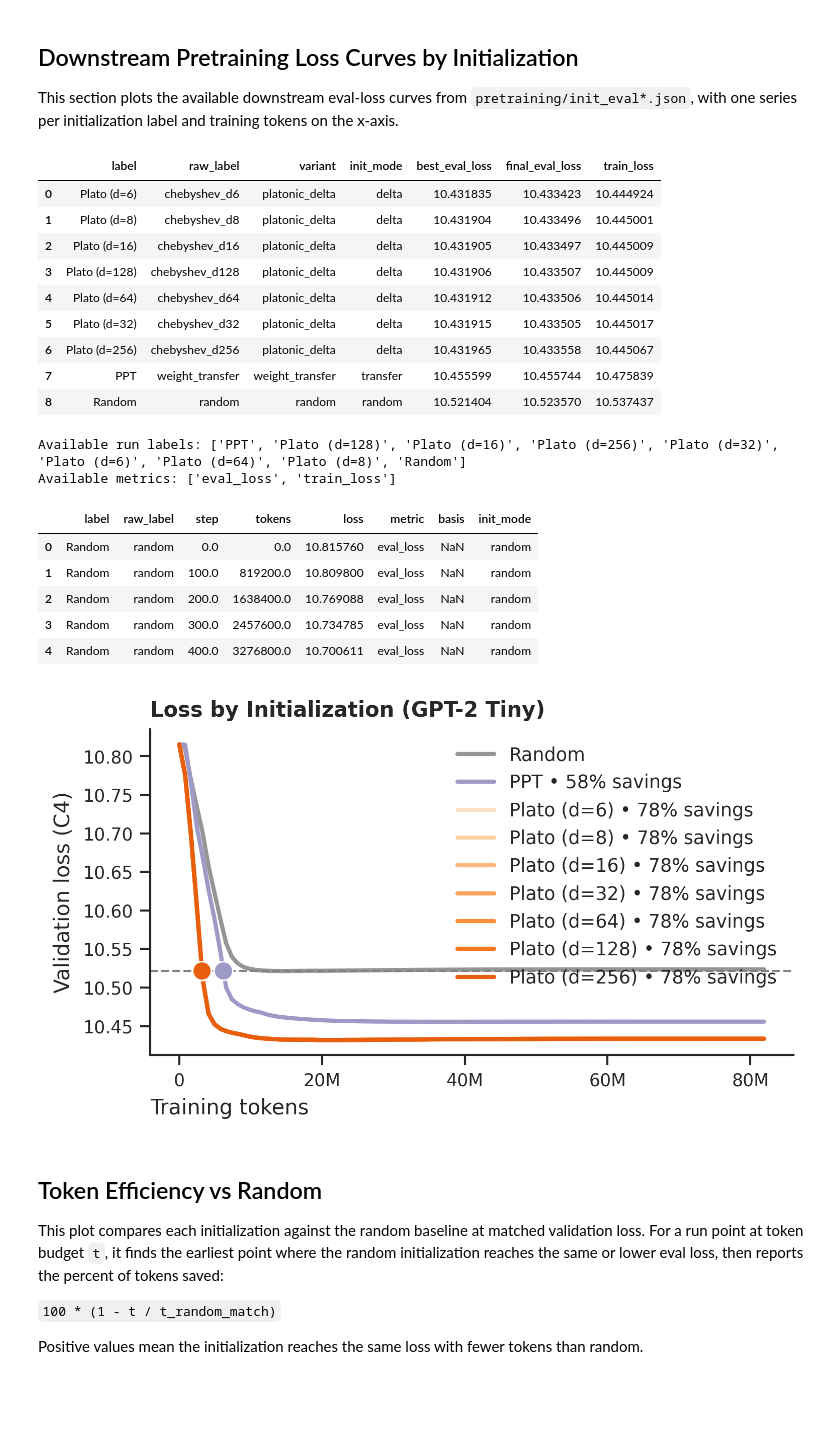
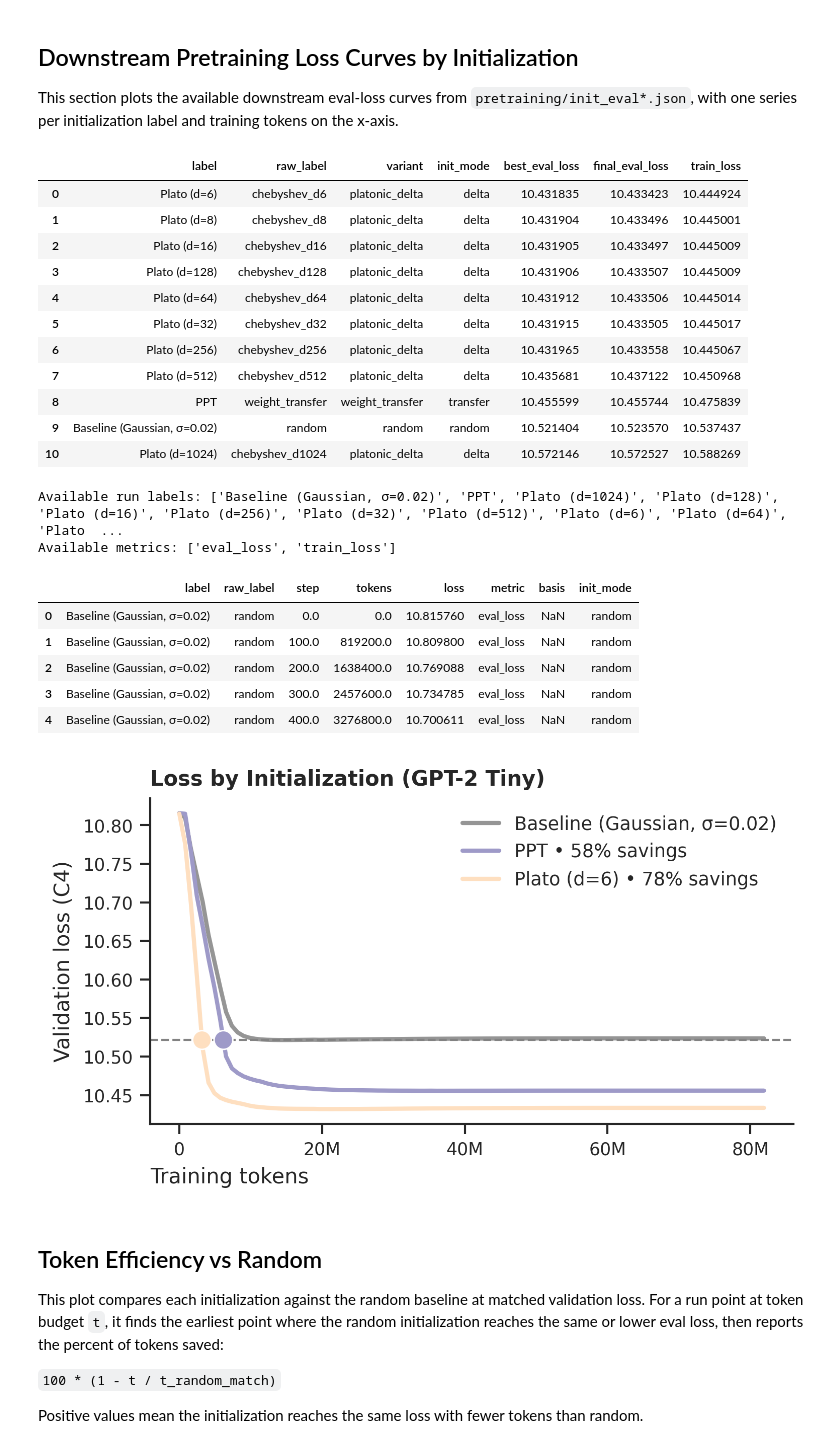
Before and after one commit to jopetty/platonic-init, a Jupyter notebook: notebooks/gpt2_tiny_c4_ppt_reproduction_analysis.ipynb, the cells around one changed output. Drawn from its saved outputs; the diff is of its cells as text; code cells hidden in the pictures; blank space fills up the shorter version.

```diff
--- a/notebooks/gpt2_tiny_c4_ppt_reproduction_analysis.ipynb
+++ b/notebooks/gpt2_tiny_c4_ppt_reproduction_analysis.ipynb
@@ -80,7 +80,7 @@ def parse_degree(label: str) -> int | None:
 
 def init_display_name(_family: str, name: str) -> str:
     if name == "random":
-        return "Random"
+        return "Baseline (Gaussian, σ=0.02)"
     if name == "weight_transfer":
         return "PPT"
     degree = parse_degree(name)
@@ -821,16 +818,18 @@ display(curves_df.head())
 | 4 | Plato (d=64) | chebyshev_d64 | platonic_delta | delta | 10.431912 | 10.433506 | 10.445014 |
 | 5 | Plato (d=32) | chebyshev_d32 | platonic_delta | delta | 10.431915 | 10.433505 | 10.445017 |
 | 6 | Plato (d=256) | chebyshev_d256 | platonic_delta | delta | 10.431965 | 10.433558 | 10.445067 |
-| 7 | PPT | weight_transfer | weight_transfer | transfer | 10.455599 | 10.455744 | 10.475839 |
-| 8 | Random | random | random | random | 10.521404 | 10.523570 | 10.537437 |
+| 7 | Plato (d=512) | chebyshev_d512 | platonic_delta | delta | 10.435681 | 10.437122 | 10.450968 |
+| 8 | PPT | weight_transfer | weight_transfer | transfer | 10.455599 | 10.455744 | 10.475839 |
+| 9 | Baseline (Gaussian, σ=0.02) | random | random | random | 10.521404 | 10.523570 | 10.537437 |
+| 10 | Plato (d=1024) | chebyshev_d1024 | platonic_delta | delta | 10.572146 | 10.572527 | 10.588269 |
-Available run labels: ['PPT', 'Plato (d=128)', 'Plato (d=16)', 'Plato (d=256)', 'Plato (d=32)', 'Plato (d=6)', 'Plato (d=64)', 'Plato (d=8)', 'Random']
+Available run labels: ['Baseline (Gaussian, σ=0.02)', 'PPT', 'Plato (d=1024)', 'Plato (d=128)', 'Plato (d=16)', 'Plato (d=256)', 'Plato (d=32)', 'Plato (d=512)', 'Plato (d=6)', 'Plato (d=64)', 'Plato  ...
 Available metrics: ['eval_loss', 'train_loss']
 |  | label | raw_label | step | tokens | loss | metric | basis | init_mode |
-| 0 | Random | random | 0.0 | 0.0 | 10.815760 | eval_loss | NaN | random |
-| 1 | Random | random | 100.0 | 819200.0 | 10.809800 | eval_loss | NaN | random |
-| 2 | Random | random | 200.0 | 1638400.0 | 10.769088 | eval_loss | NaN | random |
-| 3 | Random | random | 300.0 | 2457600.0 | 10.734785 | eval_loss | NaN | random |
-| 4 | Random | random | 400.0 | 3276800.0 | 10.700611 | eval_loss | NaN | random |
+| 0 | Baseline (Gaussian, σ=0.02) | random | 0.0 | 0.0 | 10.815760 | eval_loss | NaN | random |
+| 1 | Baseline (Gaussian, σ=0.02) | random | 100.0 | 819200.0 | 10.809800 | eval_loss | NaN | random |
+| 2 | Baseline (Gaussian, σ=0.02) | random | 200.0 | 1638400.0 | 10.769088 | eval_loss | NaN | random |
+| 3 | Baseline (Gaussian, σ=0.02) | random | 300.0 | 2457600.0 | 10.734785 | eval_loss | NaN | random |
+| 4 | Baseline (Gaussian, σ=0.02) | random | 400.0 | 3276800.0 | 10.700611 | eval_loss | NaN | random |
 # %%
 if curves_df.empty:
     print("No downstream pretraining curves were found in the pulled summaries yet; skipping loss plot.")
@@ -838,12 +837,14 @@ if curves_df.empty:
     label_order = []
 else:
     metric_to_plot = "eval_loss"
+    selected_labels = ["Baseline (Gaussian, σ=0.02)", "PPT", "Plato (d=6)"]
     plot_df = curves_df[curves_df["metric"] == metric_to_plot].copy()
-    label_order = [label for label in INIT_LABEL_ORDER if label in plot_df["label"].unique()]
+    plot_df = plot_df[plot_df["label"].isin(selected_labels)].copy()
+    label_order = [label for label in selected_labels if label in plot_df["label"].unique()]
 
     random_best_loss = None
     random_best_tokens = None
-    random_rows = plot_df[plot_df["label"] == "Random"]
+    random_rows = plot_df[plot_df["label"] == "Baseline (Gaussian, σ=0.02)"]
     if not random_rows.empty:
         best_random = random_rows.sort_values(["loss", "tokens"]).iloc[0]
         random_best_loss = float(best_random["loss"])
@@ -857,7 +858,7 @@ else:
         and random_best_tokens > 0
     ):
         for label in label_order:
-            if label == "Random":
+            if label == "Baseline (Gaussian, σ=0.02)":
                 continue
             label_rows = plot_df[plot_df["label"] == label].sort_values("tokens")
             crossings = label_rows[label_rows["loss"] <= random_best_loss]
@@ -916,34 +917,34 @@ else:
                 s=80,
                 legend=False,
                 ax=ax,
                 zorder=5,
             )
         if random_best_loss is not None:
             ax.axhline(
                 random_best_loss,
                 color=aes.darken("#999999", by=0.15),
                 linewidth=1.0,
                 linestyle="--",
             )
         ax.set_title("Loss by Initialization (GPT-2 Tiny)")
         ax.set_xlabel("Training tokens")
         ax.xaxis.set_major_formatter(aes.NICE_FORMATTER)
         ax.set_ylabel("Validation loss (C4)")
         ax.spines["top"].set_visible(False)
         ax.spines["right"].set_visible(False)
         legend = ax.legend(loc="upper right", frameon=False, title=None)
         if legend is not None:
             for text in legend.texts:
                 raw = text.get_text()
                 text.set_text(legend_label_map.get(raw, raw))
 
     aes.save_figure(
         FIGURE_ROOT / "gpt2_tiny_downstream_eval_loss_selected_initializations",
         fig=fig,
     )
     plt.show()
 # %% [output]
-[figure, old version]
+[figure, new version]
 # %% [markdown]
 ## Token Efficiency vs Random
 
```
Also changed, not shown: parts of 3 cells of this notebook, 22 other files.
